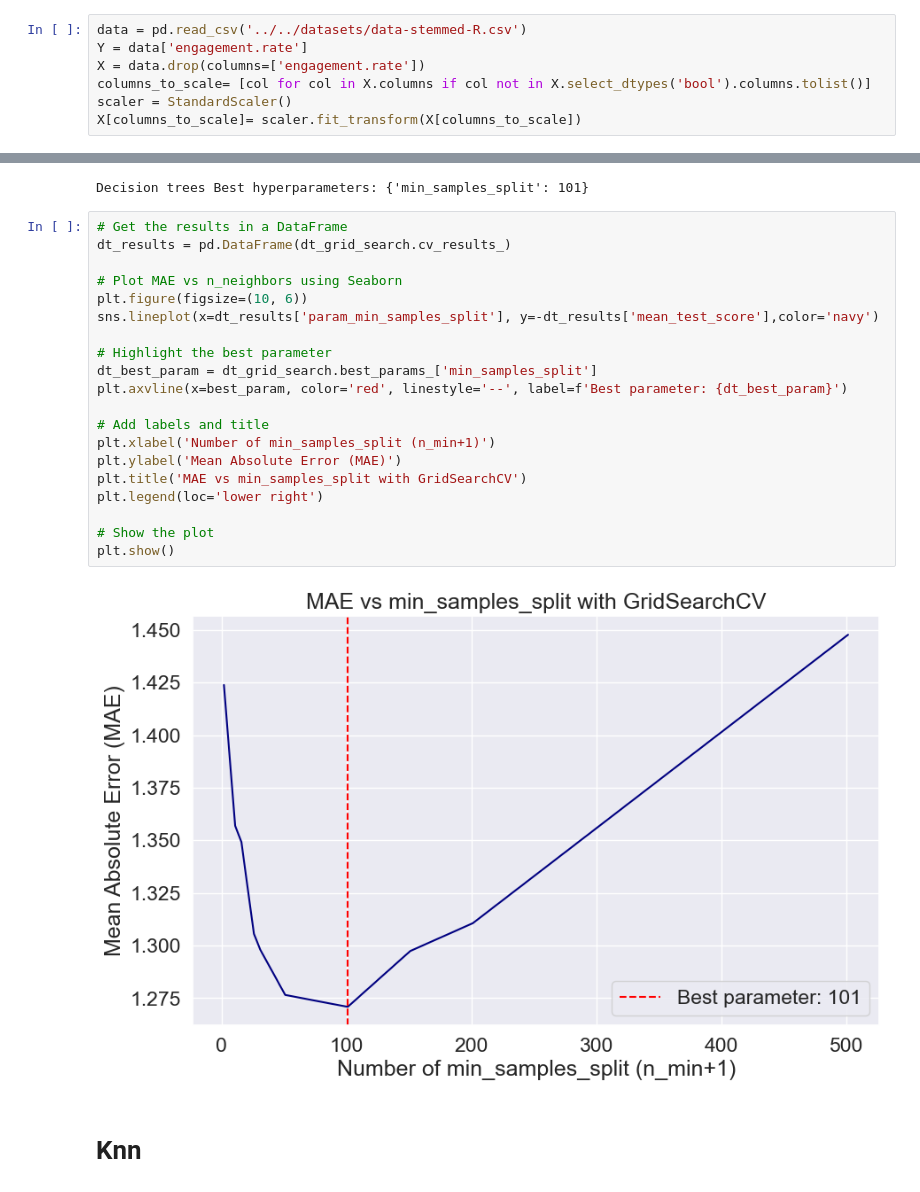
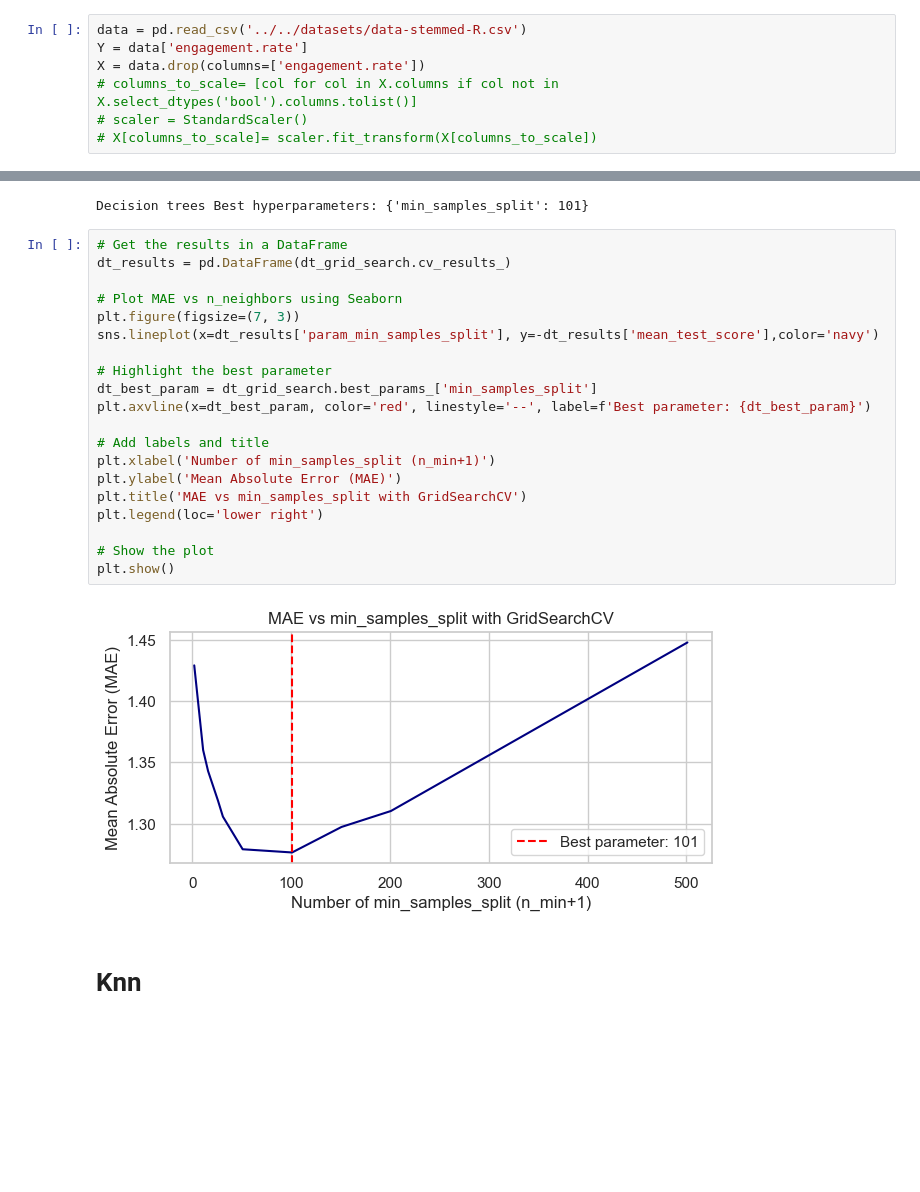
Before and after one commit to giuliofantuzzi/ML-final-project, a Jupyter notebook: code/ML-models/hyperparameter-tuning.ipynb, the cells around one changed output, grey strips where cells are left out. Saved outputs shown, nothing was run; the diff lists cells and outputs as text; blank space fills up the shorter version.

```diff
--- a/code/ML-models/hyperparameter-tuning.ipynb
+++ b/code/ML-models/hyperparameter-tuning.ipynb
@@ -26,9 +26,9 @@ from sklearn.metrics import make_scorer, mean_absolute_error
 data = pd.read_csv('../../datasets/data-stemmed-R.csv')
 Y = data['engagement.rate']
 X = data.drop(columns=['engagement.rate'])
-columns_to_scale= [col for col in X.columns if col not in X.select_dtypes('bool').columns.tolist()]
-scaler = StandardScaler()
-X[columns_to_scale]= scaler.fit_transform(X[columns_to_scale])
+# columns_to_scale= [col for col in X.columns if col not in X.select_dtypes('bool').columns.tolist()]
+# scaler = StandardScaler()
+# X[columns_to_scale]= scaler.fit_transform(X[columns_to_scale])
 # %% [markdown]
 **DISCLAIMER:** we want a robust result about the optimal hyperparameters, so we are going to implement a CV.
 Since our future models will be trained in training sets with size $\frac{9}{10}|D|$, we can do hyperparameter tuning with CV on the entire dataset (in order to mantain the same proportion)
@@ -52,25 +52,25 @@ Decision trees Best hyperparameters: {'min_samples_split': 101}
 # %%
 # Get the results in a DataFrame
 dt_results = pd.DataFrame(dt_grid_search.cv_results_)
 
 # Plot MAE vs n_neighbors using Seaborn
-plt.figure(figsize=(10, 6))
+plt.figure(figsize=(7, 3))
 sns.lineplot(x=dt_results['param_min_samples_split'], y=-dt_results['mean_test_score'],color='navy')
 
 # Highlight the best parameter
 dt_best_param = dt_grid_search.best_params_['min_samples_split']
-plt.axvline(x=best_param, color='red', linestyle='--', label=f'Best parameter: {dt_best_param}')
+plt.axvline(x=dt_best_param, color='red', linestyle='--', label=f'Best parameter: {dt_best_param}')
 
 # Add labels and title
 plt.xlabel('Number of min_samples_split (n_min+1)')
 plt.ylabel('Mean Absolute Error (MAE)')
 plt.title('MAE vs min_samples_split with GridSearchCV')
 plt.legend(loc='lower right')
 
 # Show the plot
 plt.show()
 # %% [output]
-[figure, old version]
+[figure, new version]
 # %% [markdown]
 # Knn
 # %%
```
Also changed, not shown: parts of 10 cells of this notebook.
